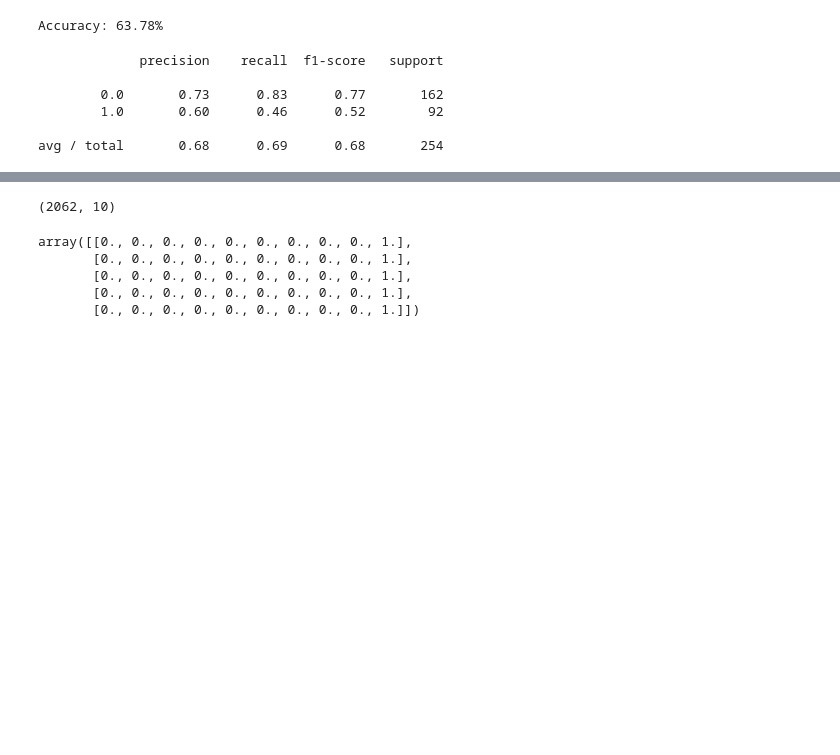
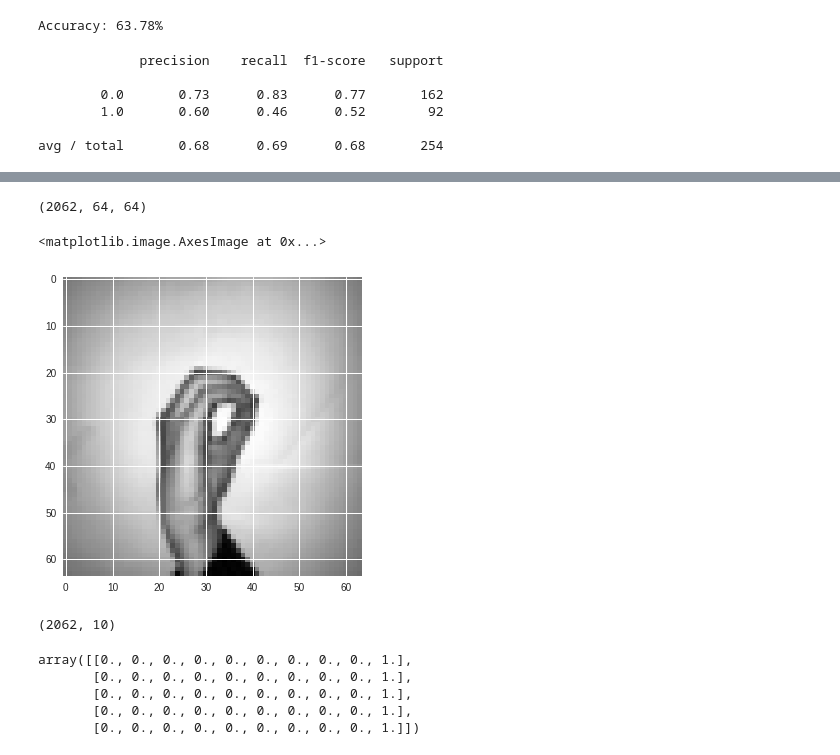
Before and after one commit to tcglarry/foryuan_zhi, a Jupyter notebook: ForYuan_zhi.ipynb, the cells around one changed output, grey strips where cells are left out. Cells and saved outputs as stored; diff of their text form; code cells hidden in the pictures; blank space fills up the shorter version.

```diff
--- a/ForYuan_zhi.ipynb
+++ b/ForYuan_zhi.ipynb
@@ -8,3 +49,5 @@ pima-indians-diabetes_data.csv  pima-indians-diabetes.data.csv  sample_data
+# %%
+src = 'drive/My Drive/hand_signal/'
 # %% [markdown]
 # New Section
 # %%
@@ -149,2 +214,12 @@ from xgboost.sklearn import XGBClassifier
+# %%
+X= np.load(src+'X.npy')
+X.shape
+# %% [output]
+(2062, 64, 64)
+# %%
+plt.imshow(X[300,:,:],cmap='gray')
+# %% [output]
+<matplotlib.image.AxesImage at 0x...>
+[figure, added]
 # %%
 
```
Also changed, not shown: parts of 19 cells of this notebook.
